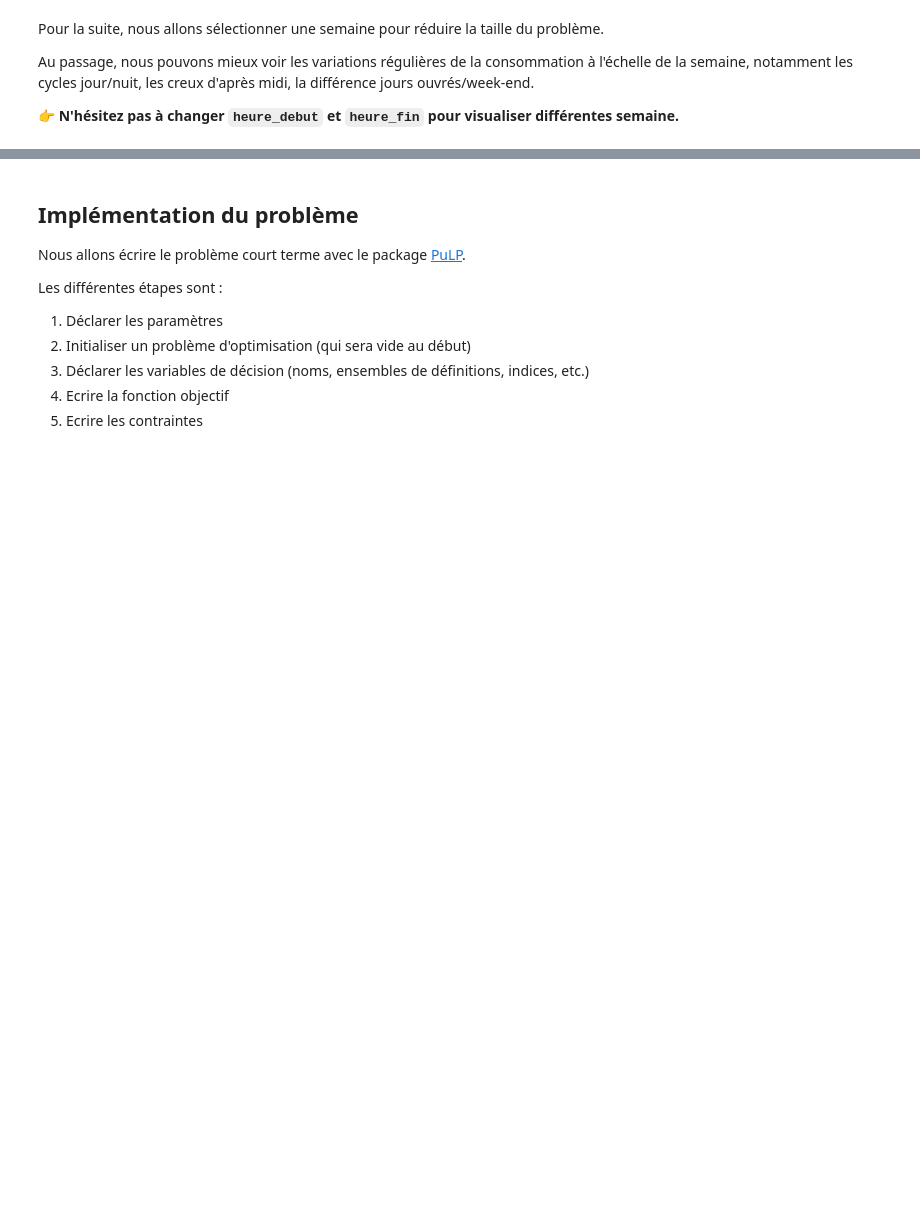
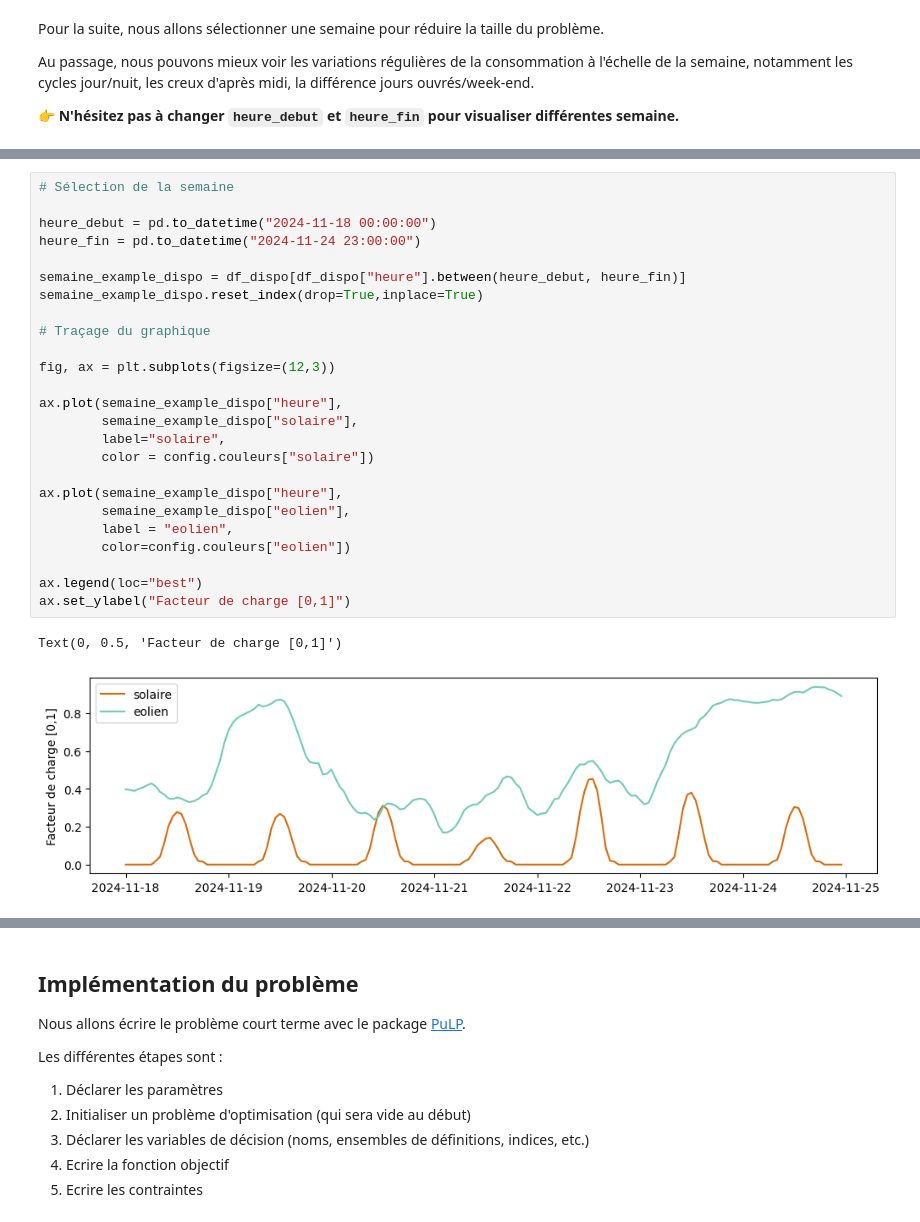
Before and after one commit to Alx-Lebeau/Cours-EcoElec, a Jupyter notebook: notebooks/01_Equilibre_Court_Terme.ipynb, the cells around one changed output, grey strips where cells are left out. Drawn from its saved outputs; the diff is of its cells as text; blank space fills up the shorter version.

```diff
--- a/notebooks/01_Equilibre_Court_Terme.ipynb
+++ b/notebooks/01_Equilibre_Court_Terme.ipynb
@@ -94,3 +131,31 @@ Text(0, 0.5, 'MW')
+# %%
+# Sélection de la semaine
+
+heure_debut = pd.to_datetime("2024-11-18 00:00:00")
+heure_fin = pd.to_datetime("2024-11-24 23:00:00")
+
+semaine_example_dispo = df_dispo[df_dispo["heure"].between(heure_debut, heure_fin)]
+semaine_example_dispo.reset_index(drop=True,inplace=True)
+
+# Traçage du graphique
+
+fig, ax = plt.subplots(figsize=(12,3))
+
+ax.plot(semaine_example_dispo["heure"],
+        semaine_example_dispo["solaire"],
+        label="solaire",
+        color = config.couleurs["solaire"])
+
+ax.plot(semaine_example_dispo["heure"],
+        semaine_example_dispo["eolien"],
+        label = "eolien",
+        color=config.couleurs["eolien"])
+
+ax.legend(loc="best")
+ax.set_ylabel("Facteur de charge [0,1]")
+# %% [output]
+Text(0, 0.5, 'Facteur de charge [0,1]')
+[figure, added]
 # %% [markdown]
 # Écriture et résolution du problème d'optimisation
 
```
Also changed, not shown: parts of 12 cells of this notebook.
